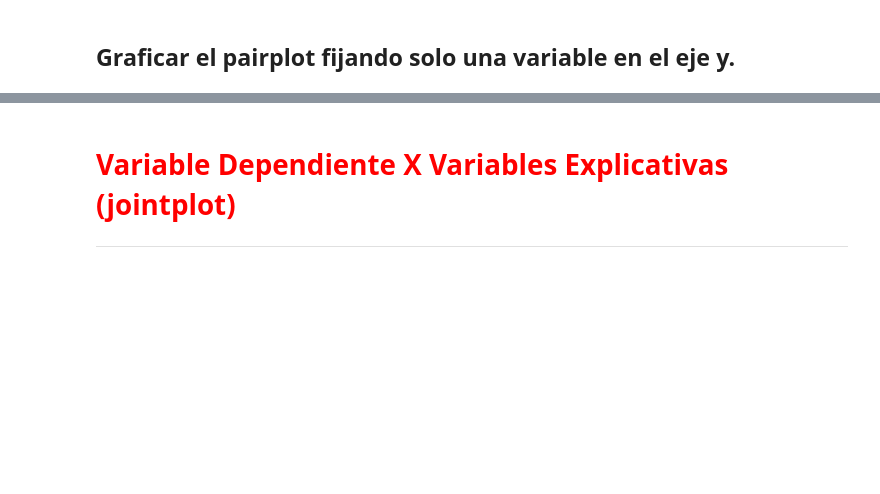
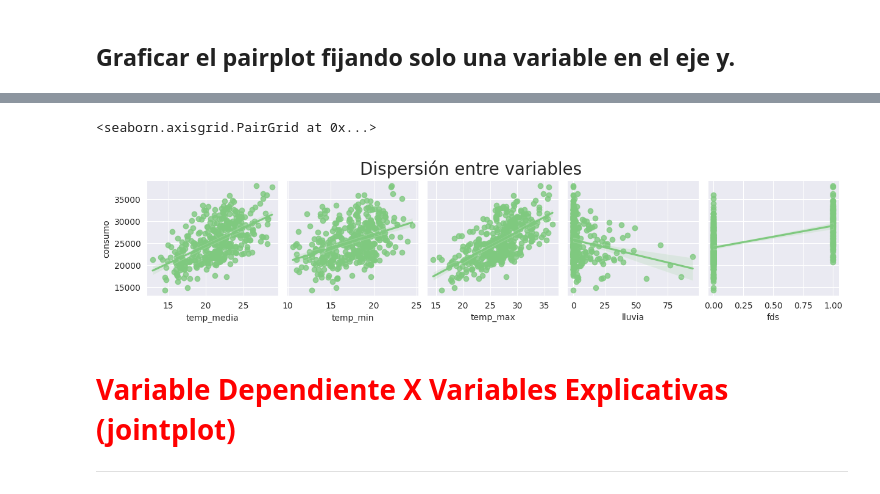
Before and after one commit to JuanPerezMolina/machine_learning_regresion_lineal_correlaciones, a Jupyter notebook: 231102-1_1ml_regresion_lineal_correlaciones.ipynb, the cells around one changed output, grey strips where cells are left out. Cells and saved outputs as stored; diff of their text form; code cells hidden in the pictures; blank space fills up the shorter version.

Commit message:
Estimando un Modelo de Regresión Lineal para el Consumo

```diff
--- a/231102-1_1ml_regresion_lineal_correlaciones.ipynb
+++ b/231102-1_1ml_regresion_lineal_correlaciones.ipynb
@@ -310,3 +316,11 @@ ax
+# %%
+# Trazemos la recta de regresión
+ax=sns.pairplot(consumo_cerveza_df, y_vars='consumo', x_vars=['temp_media',	'temp_min',	'temp_max',	'lluvia',	'fds'],diag_kind=None, kind='reg')
+ax.fig.suptitle('Dispersión entre variables',fontsize=20, y=1.1)
+ax
+# %% [output]
+<seaborn.axisgrid.PairGrid at 0x...>
+[figure, added]
 # %% [markdown]
 # <font color='red' style='font-size: 30px;'>Variable Dependiente X Variables Explicativas (jointplot)</font>
 <hr style='border: 2px solid red;'>
```
Also changed, not shown: parts of 34 cells of this notebook.
